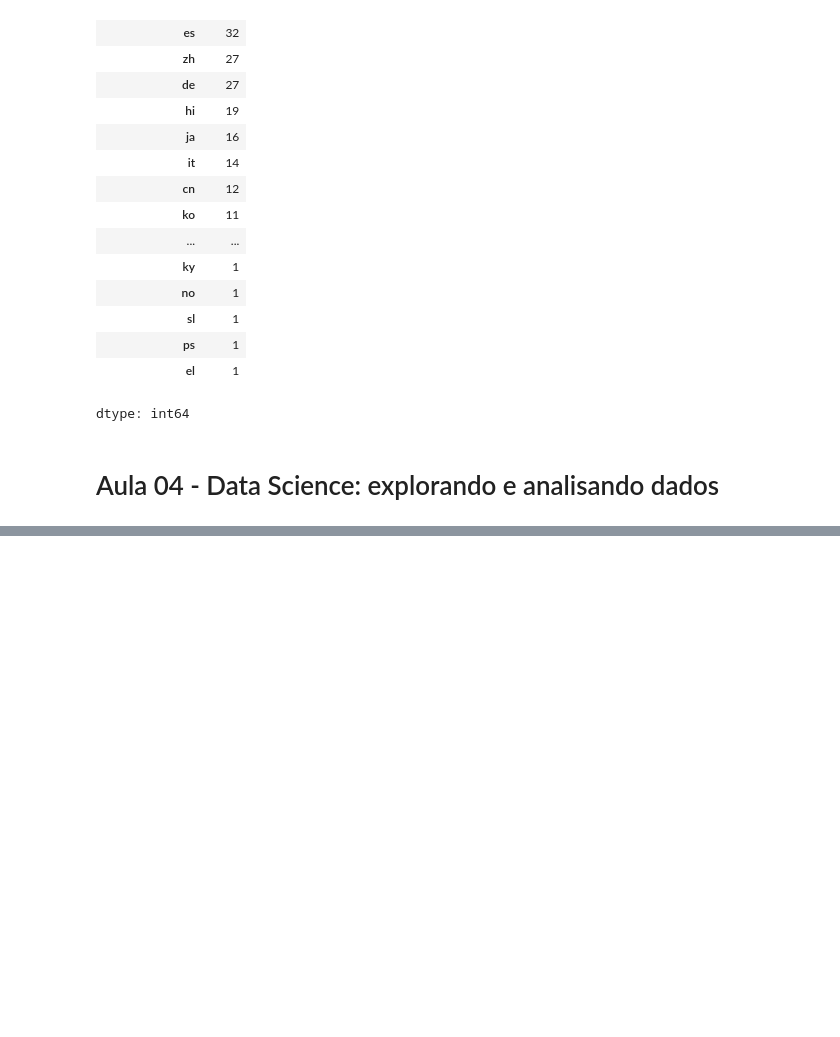
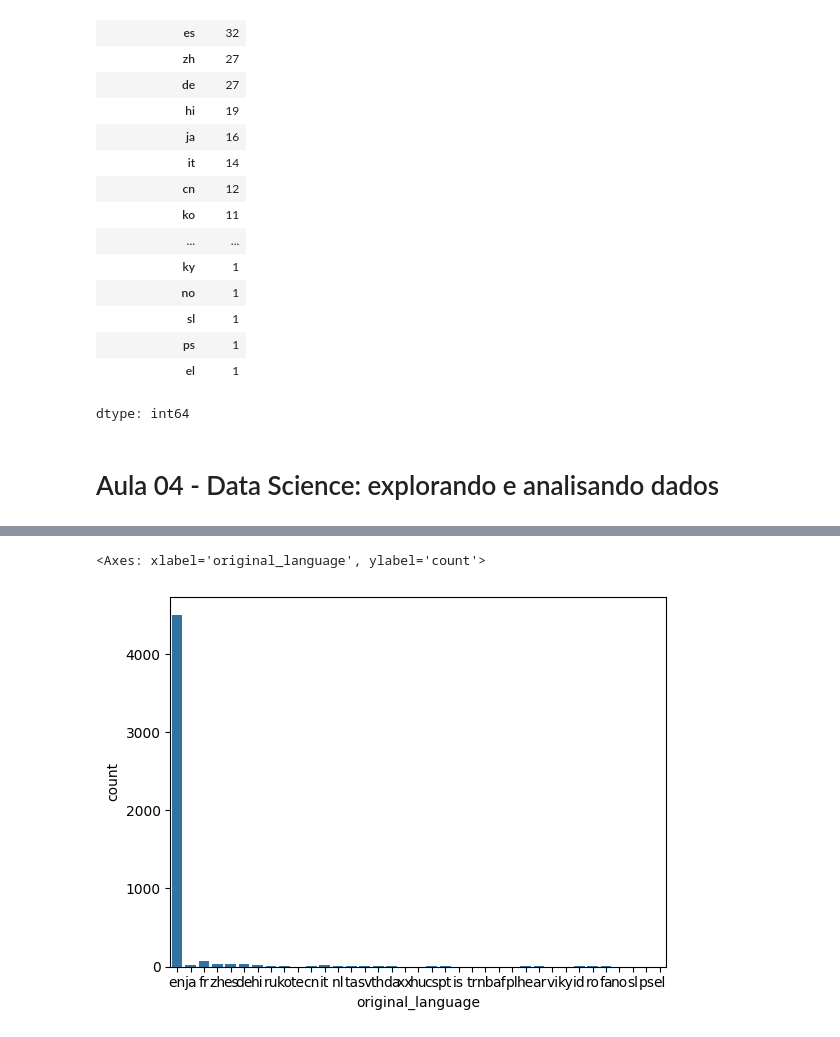
Before and after one commit to Ygor-Amaro/Alura_data_science_1, a Jupyter notebook: Data_Science_explorando_e_analisando_dados.ipynb, the cells around one changed output, grey strips where cells are left out. Drawn from its saved outputs; the diff is of its cells as text; code cells hidden in the pictures; blank space fills up the shorter version.

```diff
--- a/Data_Science_explorando_e_analisando_dados.ipynb
+++ b/Data_Science_explorando_e_analisando_dados.ipynb
@@ -259,0 +277,6 @@ dtype: int64
+# %%
+#mesmo gráfico usando o método countplot do seaborn
+sns.countplot(data = tmdb, x = "original_language")
+# %% [output]
+<Axes: xlabel='original_language', ylabel='count'>
+[figure, added]
```
Also changed, not shown: parts of 11 cells of this notebook.
